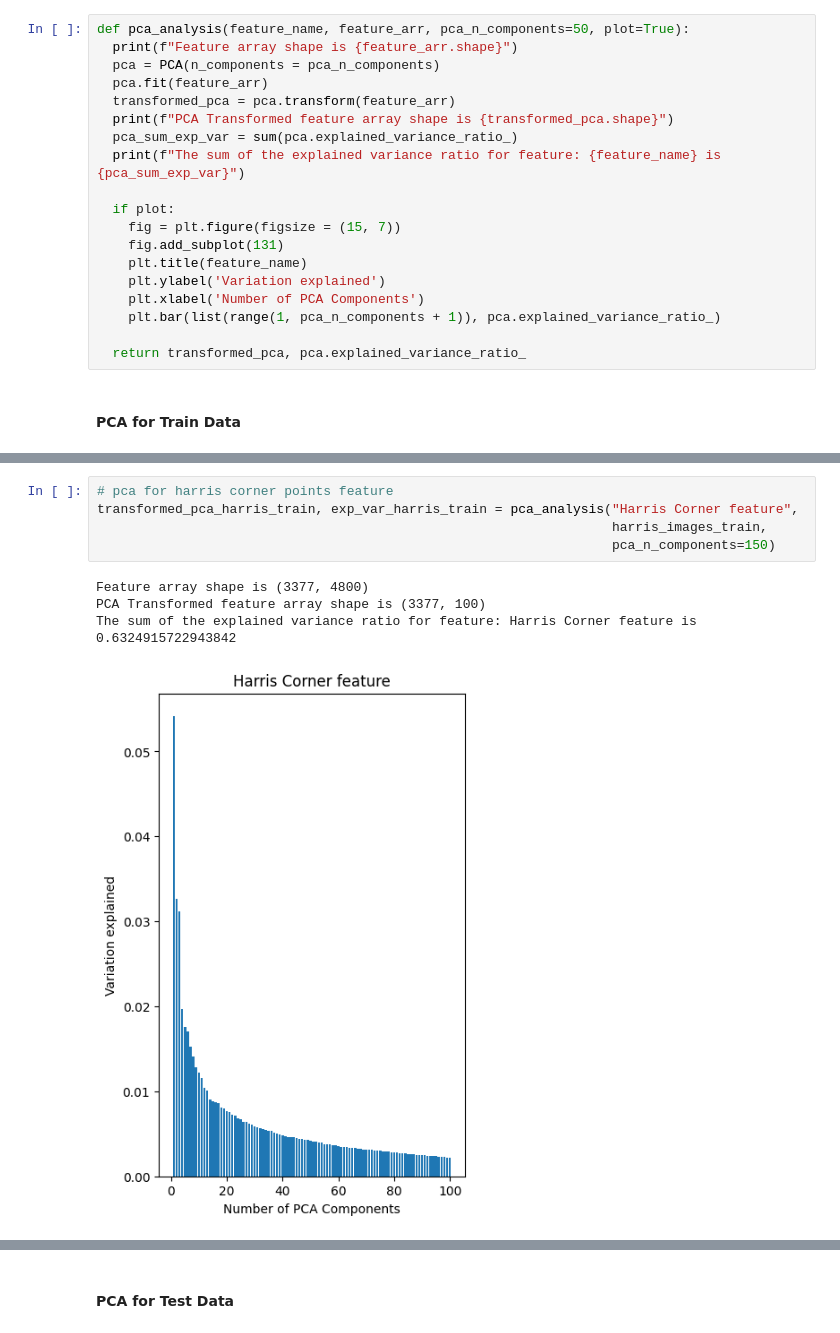
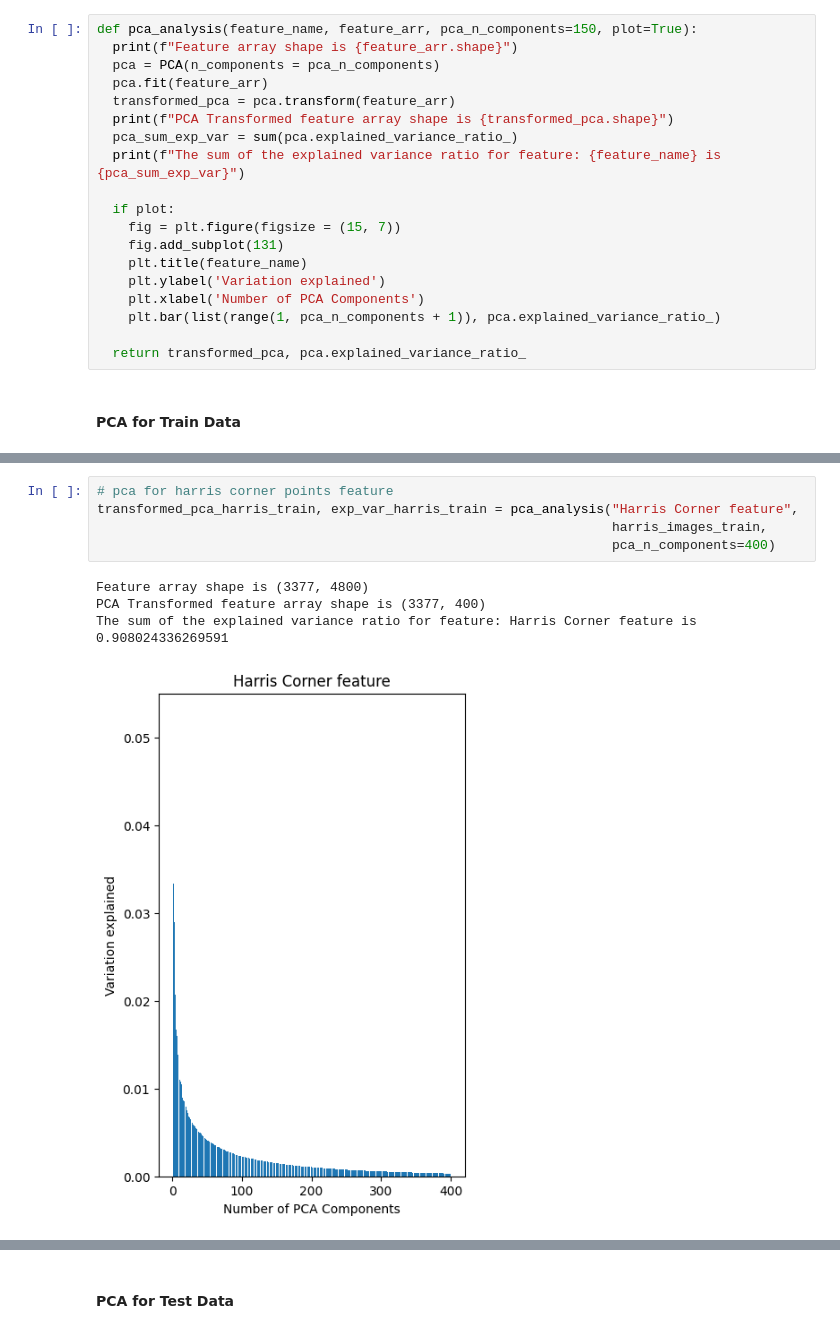
Before and after one commit to W281/W281-FashionClassification, a Jupyter notebook: Final_Project_W281.ipynb, the cells around one changed output, grey strips where cells are left out. Saved outputs shown, nothing was run; the diff lists cells and outputs as text.

```diff
--- a/Final_Project_W281.ipynb
+++ b/Final_Project_W281.ipynb
@@ -1043,7 +1074,7 @@ print(v_val.shape)
 # %% [markdown]
 ### PCA by Feature
 # %%
-def pca_analysis(feature_name, feature_arr, pca_n_components=50, plot=True):
+def pca_analysis(feature_name, feature_arr, pca_n_components=150, plot=True):
   print(f"Feature array shape is {feature_arr.shape}")
   pca = PCA(n_components = pca_n_components)
   pca.fit(feature_arr)
@@ -1092,12 +1122,12 @@ The sum of the explained variance ratio for feature: ResNet 101 feature is 0.999
 # %%
 # pca for harris corner points feature
 transformed_pca_harris_train, exp_var_harris_train = pca_analysis("Harris Corner feature",
                                                                   harris_images_train,
-                                                                  pca_n_components=150)
+                                                                  pca_n_components=400)
 # %% [output]
 Feature array shape is (3377, 4800)
-PCA Transformed feature array shape is (3377, 100)
-The sum of the explained variance ratio for feature: Harris Corner feature is 0.6324915722943842
+PCA Transformed feature array shape is (3377, 400)
+The sum of the explained variance ratio for feature: Harris Corner feature is 0.908024336269591
-[figure, old version]
+[figure, new version]
 # %%
 # pca for sift feature
```
Also changed, not shown: parts of 37 cells of this notebook.
